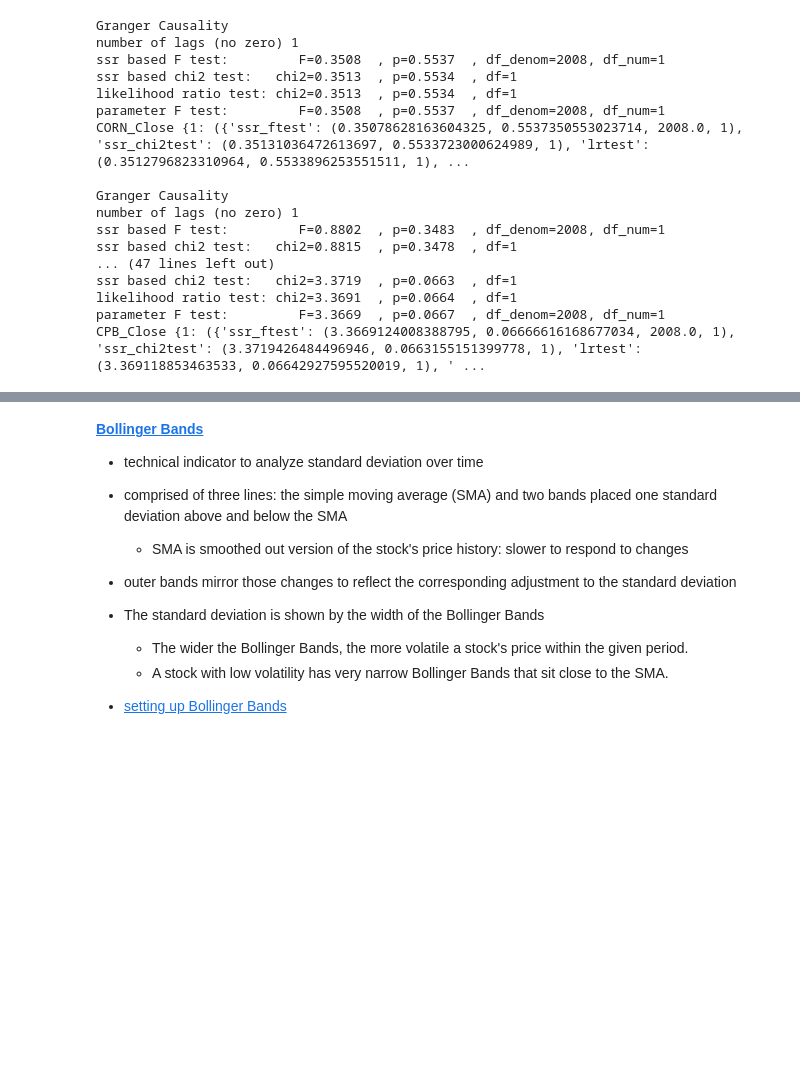
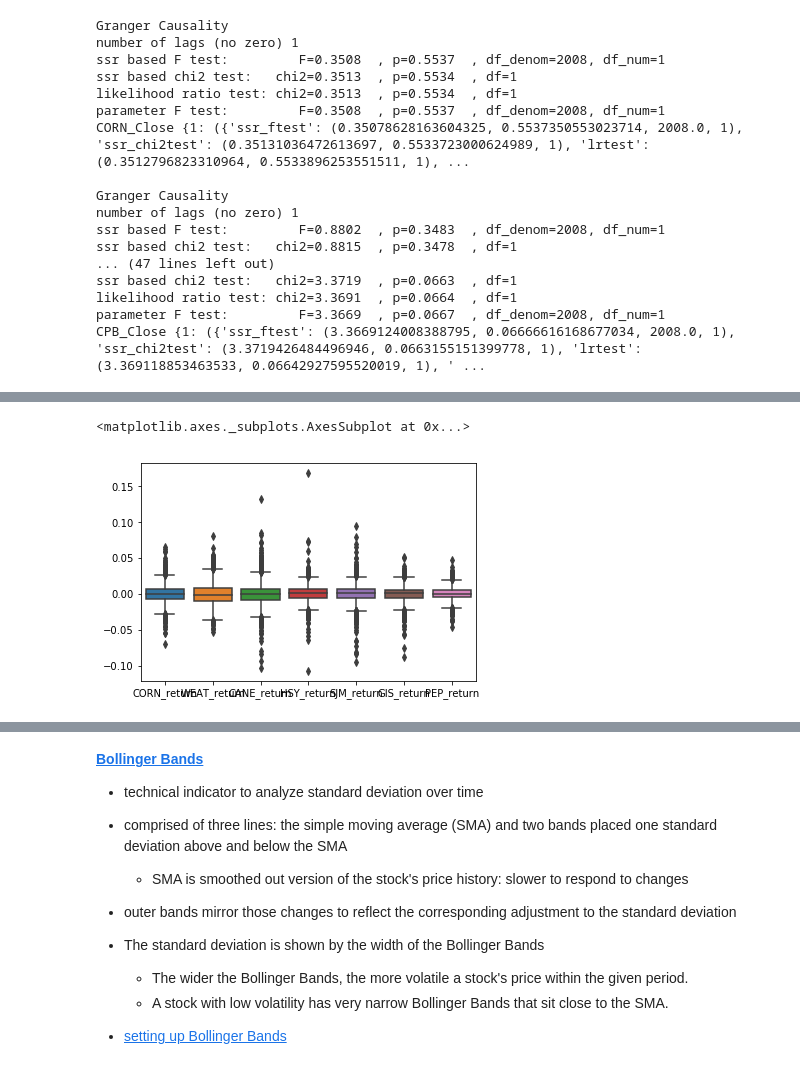
Before and after one commit to megankuscsik/Capstone-Project, a Jupyter notebook: EDA_Stats.ipynb, the cells around one changed output, grey strips where cells are left out. Saved outputs shown, nothing was run; the diff lists cells and outputs as text; code cells hidden in the pictures; blank space fills up the shorter version.

```diff
--- a/EDA_Stats.ipynb
+++ b/EDA_Stats.ipynb
@@ -292,0 +329,8 @@ CPB_Close {1: ({'ssr_ftest': (3.3669124008388795, 0.06666616168677034, 2008.0, 1
+# %%
+#HSY has greatest outliars
+returns = data[['CORN_return','WEAT_return', 'CANE_return','HSY_return', 'SJM_return',
+               'GIS_return', 'PEP_return']]
+sns.boxplot(data = returns)
+# %% [output]
+<matplotlib.axes._subplots.AxesSubplot at 0x...>
+[figure, added]
```
Also changed, not shown: parts of 17 cells of this notebook, 1 other file.
